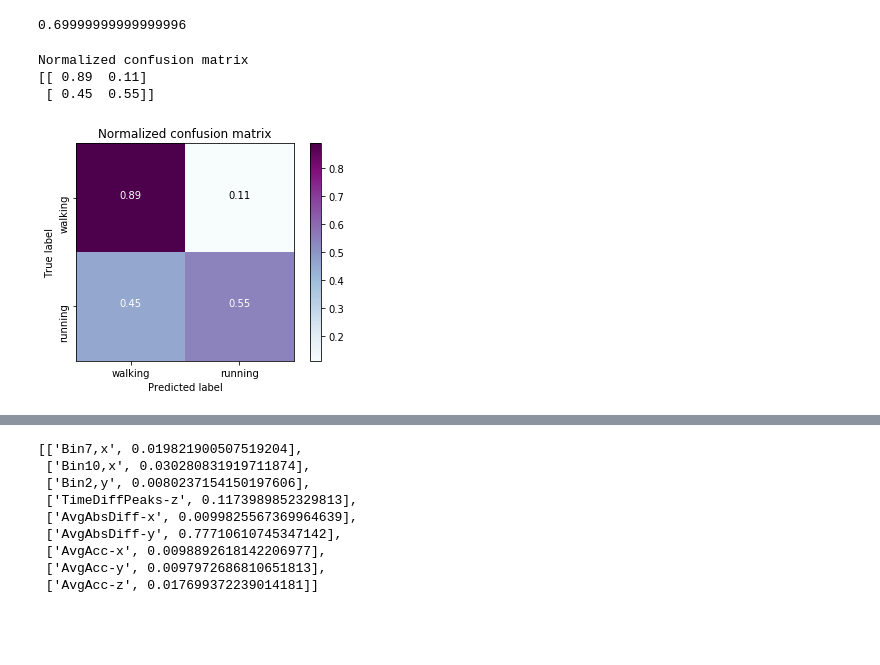
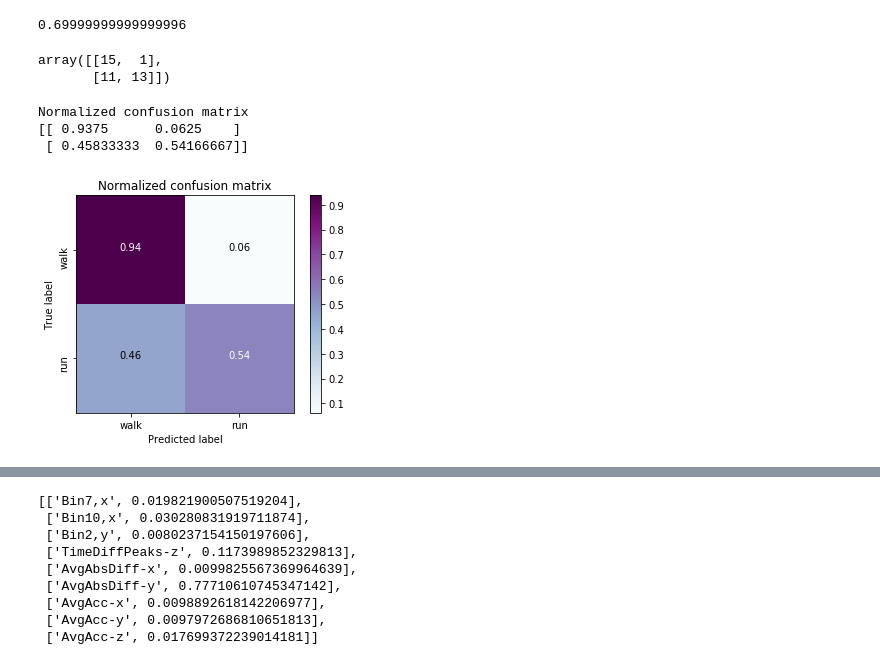
Before and after one commit to bkommineni/Activity-Recognition-Using-Sensordata, a Jupyter notebook: Jupyter_Notebooks/DecisionTree_3_train_10_val.ipynb, the cells around one changed output, grey strips where cells are left out. Saved outputs shown, nothing was run; the diff lists cells and outputs as text; code cells hidden in the pictures; blank space fills up the shorter version.

```diff
--- a/Jupyter_Notebooks/DecisionTree_3_train_10_val.ipynb
+++ b/Jupyter_Notebooks/DecisionTree_3_train_10_val.ipynb
@@ -196,19 +200,25 @@ score_small = accuracy_score(Y_test_small,Y_predict_gini_small)
 score_small
 # %% [output]
 0.69999999999999996
+# %%
+# Compute confusion matrix
+cm_small = confusion_matrix(Y_test_small, Y_predict_gini_small)
+cm_small
+# %% [output]
+array([[15,  1],
+       [11, 13]])
 # %%
-# Compute confusion matrix
-cm_small = confusion_matrix(Y_test_small, Y_predict_gini_small)
+class_names = ["walk","run"]
 # Plot normalized confusion matrix
 plot_confusion_matrix(cm_small, classes=class_names, normalize=True,
                       title='Normalized confusion matrix')
 
 plt.savefig('./../Data-Visualization/images/Confusion_matrix_decisiontree', dpi=1000)
 # %% [output]
 Normalized confusion matrix
-[[ 0.89  0.11]
- [ 0.45  0.55]]
+[[ 0.9375      0.0625    ]
+ [ 0.45833333  0.54166667]]
-[figure, old version]
+[figure, new version]
 # %%
 plot_roc_curve(Y_predict_gini_small,Y_test_small,"Area_under_roc_decision_tree")
 # %% [output]
```
Also changed, not shown: parts of 4 cells of this notebook, 6 other files.
